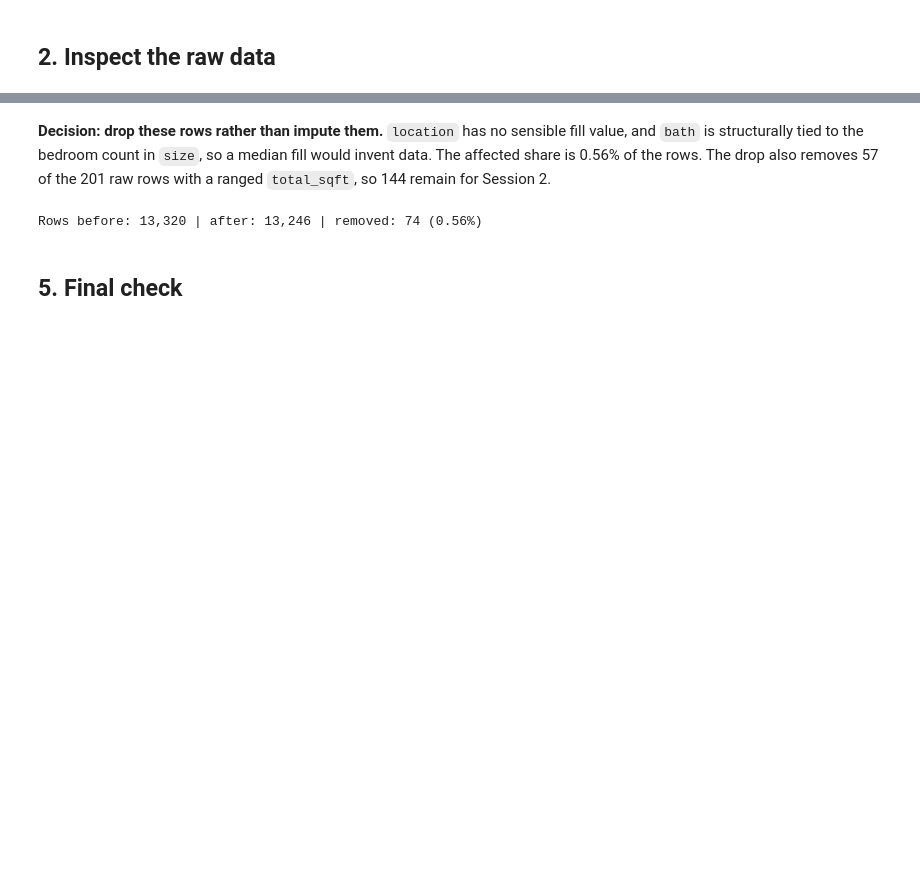
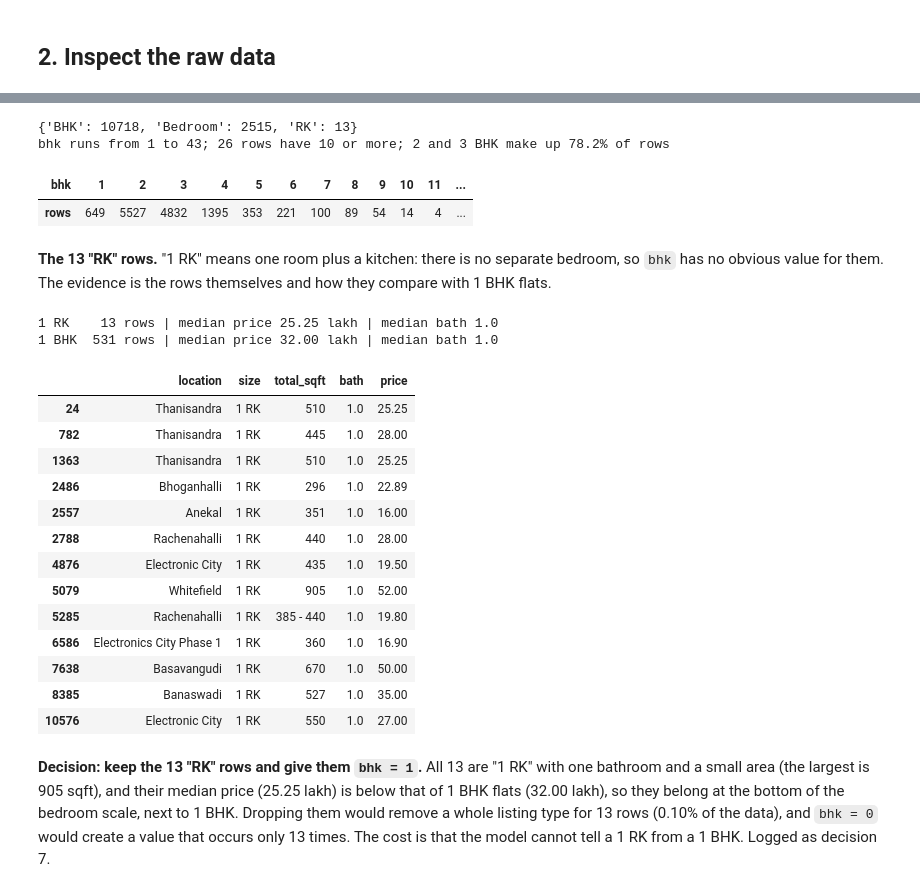
Before and after one commit to shivam-jund/bengaluru-house-price-prediction, a Jupyter notebook: model/price_prediction.ipynb, the cells around one changed output, grey strips where cells are left out. Drawn from its saved outputs; the diff is of its cells as text; code cells hidden in the pictures; blank space fills up the shorter version.

```diff
--- a/model/price_prediction.ipynb
+++ b/model/price_prediction.ipynb
@@ -419,12 +340,5 @@ df_raw.loc[null_mask & df["location"].isin(suspects), cols].sort_values("locatio
 # %%
-# area_type is already dropped from df, but the raw frame still has it: diagnostic use only.
-area_check = pd.DataFrame({
-    "null_rows": df_raw.loc[null_mask, "area_type"].value_counts(),
-    "all_rows": df_raw["area_type"].value_counts(),
-}).fillna(0).astype(int)
-area_check["null_rate_%"] = (area_check["null_rows"] / area_check["all_rows"] * 100).round(2)
-exp_area = n_null_rows * area_check["all_rows"] / area_check["all_rows"].sum()  # expected if scattered at random
-area_check["expected_if_random"] = exp_area.round(1)
-area_check["lift"] = (area_check["null_rows"] / exp_area).round(2)
-area_check.sort_values("null_rows", ascending=False)
+# Work on a copy: df (the Session 1 result) stays untouched, and df2 is its own frame.
+df2 = df.copy()
+df2.shape
 # %% [output]
@@ -457,20 +350,47 @@ pd.DataFrame(
+# %%
+# What follows the number? (the brief says BHK, Bedroom and RK)
+print(df2["size"].str.extract(r"^\d+\s*(\w+)", expand=False).value_counts().to_dict())
+
+bhk_text = df2["size"].str.extract(r"^(\d+)", expand=False)
+assert bhk_text.notna().all(), "some `size` values have no leading integer"
+df2["bhk"] = bhk_text.astype(int)
+
+print(f"bhk runs from {df2['bhk'].min()} to {df2['bhk'].max()}; "
+      f"{(df2['bhk'] >= 10).sum()} rows have 10 or more; "
+      f"2 and 3 BHK make up {df2['bhk'].isin([2, 3]).mean():.1%} of rows")
+df2["bhk"].value_counts().sort_index().to_frame("rows").T
+# %% [output]
+{'BHK': 10718, 'Bedroom': 2515, 'RK': 13}
+bhk runs from 1 to 43; 26 rows have 10 or more; 2 and 3 BHK make up 78.2% of rows
+| bhk | 1 | 2 | 3 | 4 | 5 | 6 | 7 | 8 | 9 | 10 | 11 | ... |
+| rows | 649 | 5527 | 4832 | 1395 | 353 | 221 | 100 | 89 | 54 | 14 | 4 | ... |
 # %% [markdown]
-**Decision: drop these rows rather than impute them.** `location` has no sensible fill value, and `bath` is structurally tied to the bedroom count in `size`, so a median fill would invent data. The affected share is 0.56% of the rows. The drop also removes 57 of the 201 raw rows with a ranged `total_sqft`, so 144 remain for Session 2.
+**The 13 "RK" rows.** "1 RK" means one room plus a kitchen: there is no separate bedroom, so `bhk` has no obvious value for them. The evidence is the rows themselves and how they compare with 1 BHK flats.
 # %%
-rows_before = len(df)
-df = df.dropna()  # the index is deliberately not reset: it keeps each row traceable to its line in the raw CSV
-rows_after = len(df)
-assert rows_before - rows_after == n_null_rows  # exactly the rows flagged above
+is_rk = df2["size"].str.contains("RK")
+is_1bhk = df2["size"].str.match(r"1\s*BHK")
 
-log_step(
-    "Drop rows with a null in `location`, `size` or `bath`",
-    "`location` has no sensible fill value; `bath` is tied to bedroom count (`size`), so imputing would invent data",
-    rows_before, rows_after,
-)
+for name, mask in [("1 RK", is_rk), ("1 BHK", is_1bhk)]:
+    print(f"{name:<6}{mask.sum():>4} rows | median price {df2.loc[mask, 'price'].median():5.2f} lakh | "
+          f"median bath {df2.loc[mask, 'bath'].median()}")
 
-print(f"Rows before: {rows_before:,} | after: {rows_after:,} | removed: {rows_before - rows_after:,} "
-      f"({(rows_before - rows_after) / rows_before:.2%})")
+df2.loc[is_rk, ["location", "size", "total_sqft", "bath", "price"]]
 # %% [output]
-Rows before: 13,320 | after: 13,246 | removed: 74 (0.56%)
+1 RK    13 rows | median price 25.25 lakh | median bath 1.0
+1 BHK  531 rows | median price 32.00 lakh | median bath 1.0
+|  | location | size | total_sqft | bath | price |
+| 24 | Thanisandra | 1 RK | 510 | 1.0 | 25.25 |
+| 782 | Thanisandra | 1 RK | 445 | 1.0 | 28.00 |
+| 1363 | Thanisandra | 1 RK | 510 | 1.0 | 25.25 |
+| 2486 | Bhoganhalli | 1 RK | 296 | 1.0 | 22.89 |
+| 2557 | Anekal | 1 RK | 351 | 1.0 | 16.00 |
+| 2788 | Rachenahalli | 1 RK | 440 | 1.0 | 28.00 |
+| 4876 | Electronic City | 1 RK | 435 | 1.0 | 19.50 |
+| 5079 | Whitefield | 1 RK | 905 | 1.0 | 52.00 |
+| 5285 | Rachenahalli | 1 RK | 385 - 440 | 1.0 | 19.80 |
+| 6586 | Electronics City Phase 1 | 1 RK | 360 | 1.0 | 16.90 |
+| 7638 | Basavangudi | 1 RK | 670 | 1.0 | 50.00 |
+| 8385 | Banaswadi | 1 RK | 527 | 1.0 | 35.00 |
+| 10576 | Electronic City | 1 RK | 550 | 1.0 | 27.00 |
 # %% [markdown]
-## 5. Final check
+**Decision: keep the 13 "RK" rows and give them `bhk = 1`.** All 13 are "1 RK" with one bathroom and a small area (the largest is 905 sqft), and their median price (25.25 lakh) is below that of 1 BHK flats (32.00 lakh), so they belong at the bottom of the bedroom scale, next to 1 BHK. Dropping them would remove a whole listing type for 13 rows (0.10% of the data), and `bhk = 0` would create a value that occurs only 13 times. The cost is that the model cannot tell a 1 RK from a 1 BHK. Logged as decision 7.
```
Also changed, not shown: parts of 66 cells of this notebook, 1 other file.
